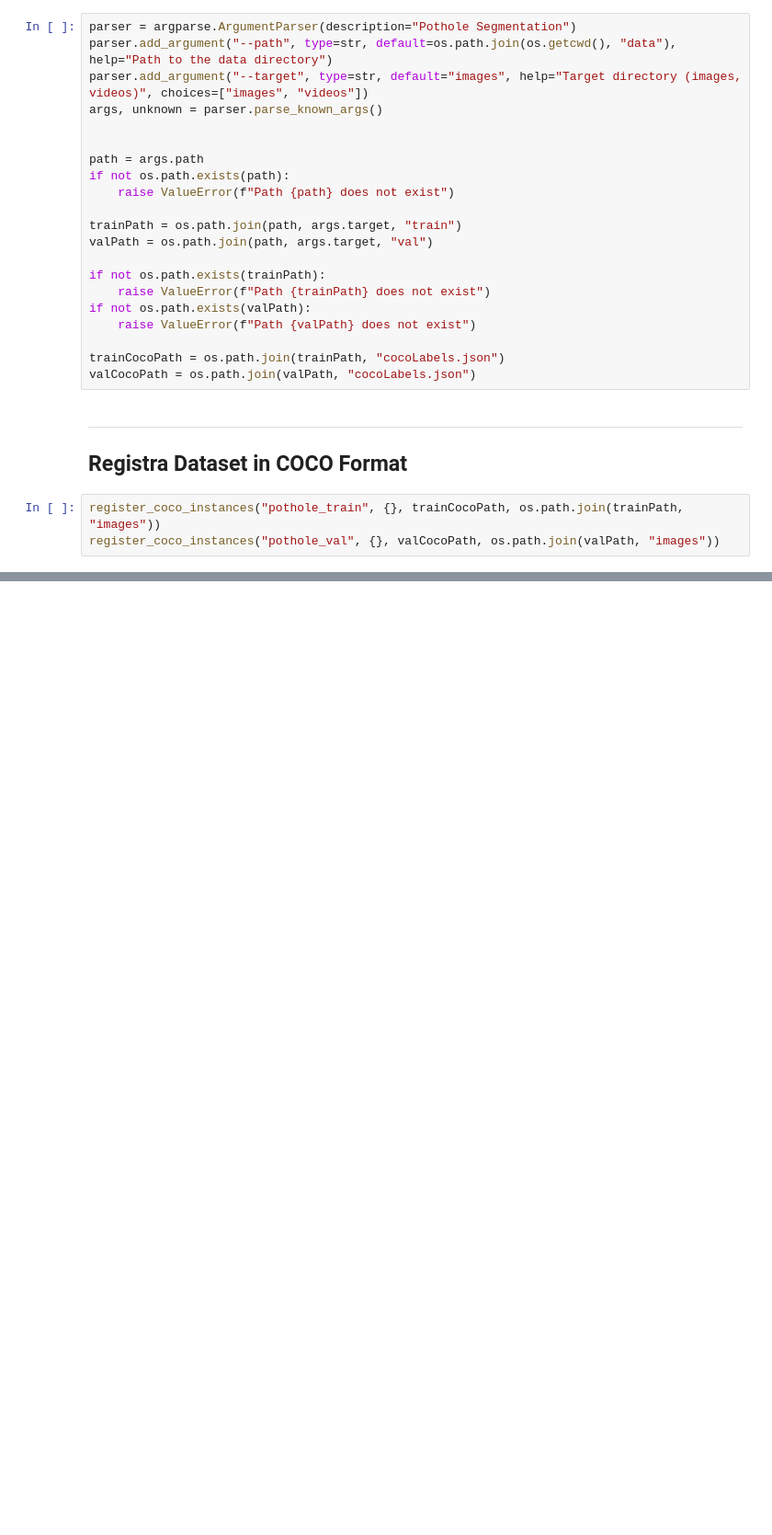
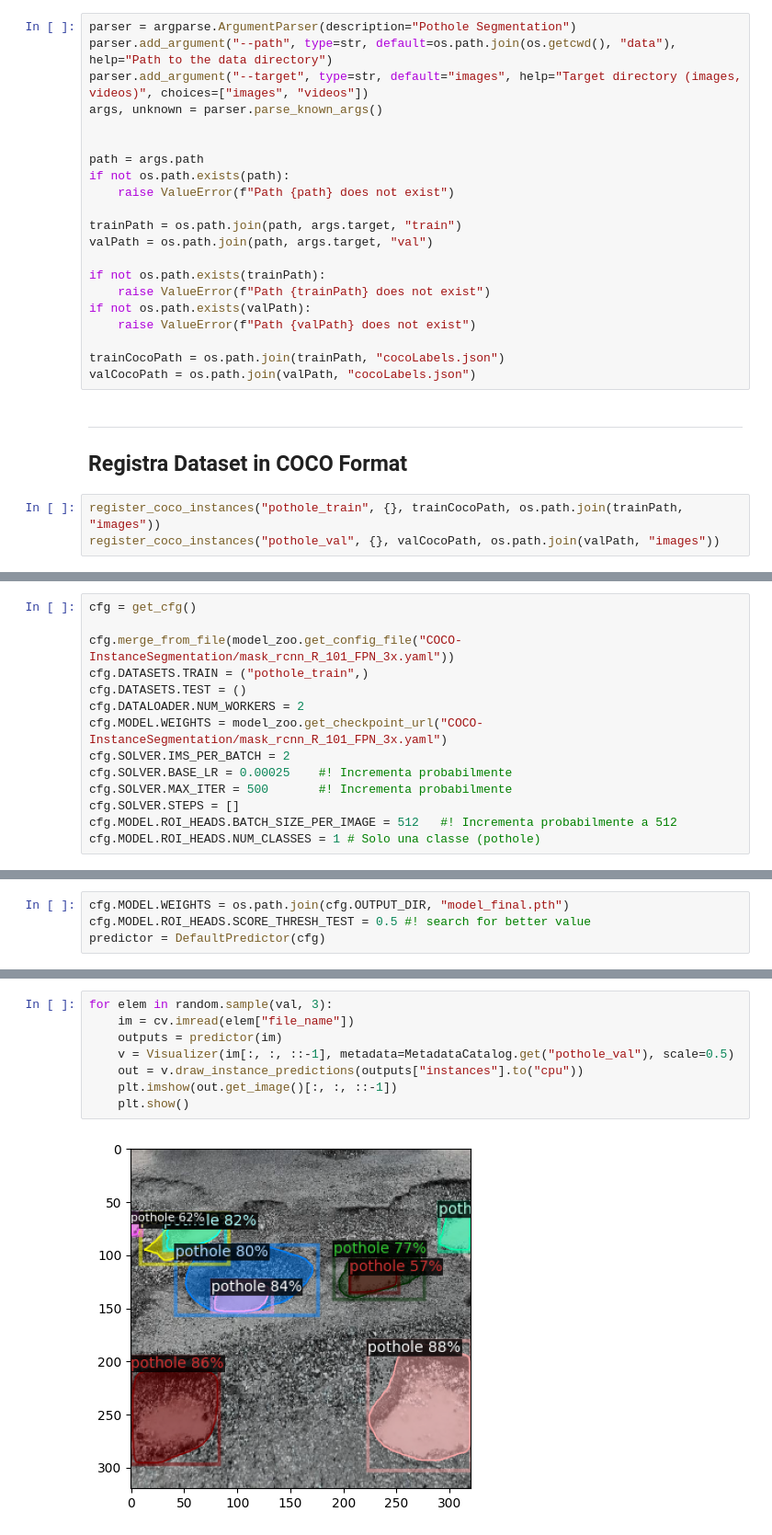
Before and after one commit to JustCati/PotholeSegmentation, a Jupyter notebook: inference.ipynb, the cells around one changed output, grey strips where cells are left out. Shown at 92% size. Saved outputs shown, nothing was run; the diff lists cells and outputs as text; blank space fills up the shorter version.

Commit message:
feat: baseline for inference [TODO] better model and evaluation

```diff
--- a/inference.ipynb
+++ b/inference.ipynb
@@ -64,0 +68,14 @@ for elem in random.sample(val, 1):
+# %%
+cfg = get_cfg()
+
+cfg.merge_from_file(model_zoo.get_config_file("COCO-InstanceSegmentation/mask_rcnn_R_101_FPN_3x.yaml"))
+cfg.DATASETS.TRAIN = ("pothole_train",)
+cfg.DATASETS.TEST = ()
+cfg.DATALOADER.NUM_WORKERS = 2
+cfg.MODEL.WEIGHTS = model_zoo.get_checkpoint_url("COCO-InstanceSegmentation/mask_rcnn_R_101_FPN_3x.yaml")
+cfg.SOLVER.IMS_PER_BATCH = 2
+cfg.SOLVER.BASE_LR = 0.00025    #! Incrementa probabilmente
+cfg.SOLVER.MAX_ITER = 500       #! Incrementa probabilmente
+cfg.SOLVER.STEPS = []
+cfg.MODEL.ROI_HEADS.BATCH_SIZE_PER_IMAGE = 512   #! Incrementa probabilmente a 512
+cfg.MODEL.ROI_HEADS.NUM_CLASSES = 1 # Solo una classe (pothole)
@@ -64,0 +144,4 @@ for elem in random.sample(val, 1):
+# %%
+cfg.MODEL.WEIGHTS = os.path.join(cfg.OUTPUT_DIR, "model_final.pth")
+cfg.MODEL.ROI_HEADS.SCORE_THRESH_TEST = 0.5 #! search for better value
+predictor = DefaultPredictor(cfg)
@@ -64,0 +150,10 @@ for elem in random.sample(val, 1):
+# %%
+for elem in random.sample(val, 3):
+    im = cv.imread(elem["file_name"])
+    outputs = predictor(im)
+    v = Visualizer(im[:, :, ::-1], metadata=MetadataCatalog.get("pothole_val"), scale=0.5)
+    out = v.draw_instance_predictions(outputs["instances"].to("cpu"))
+    plt.imshow(out.get_image()[:, :, ::-1])
+    plt.show()
+# %% [output]
+[figure, added]
```
Also changed, not shown: parts of 11 cells of this notebook.
